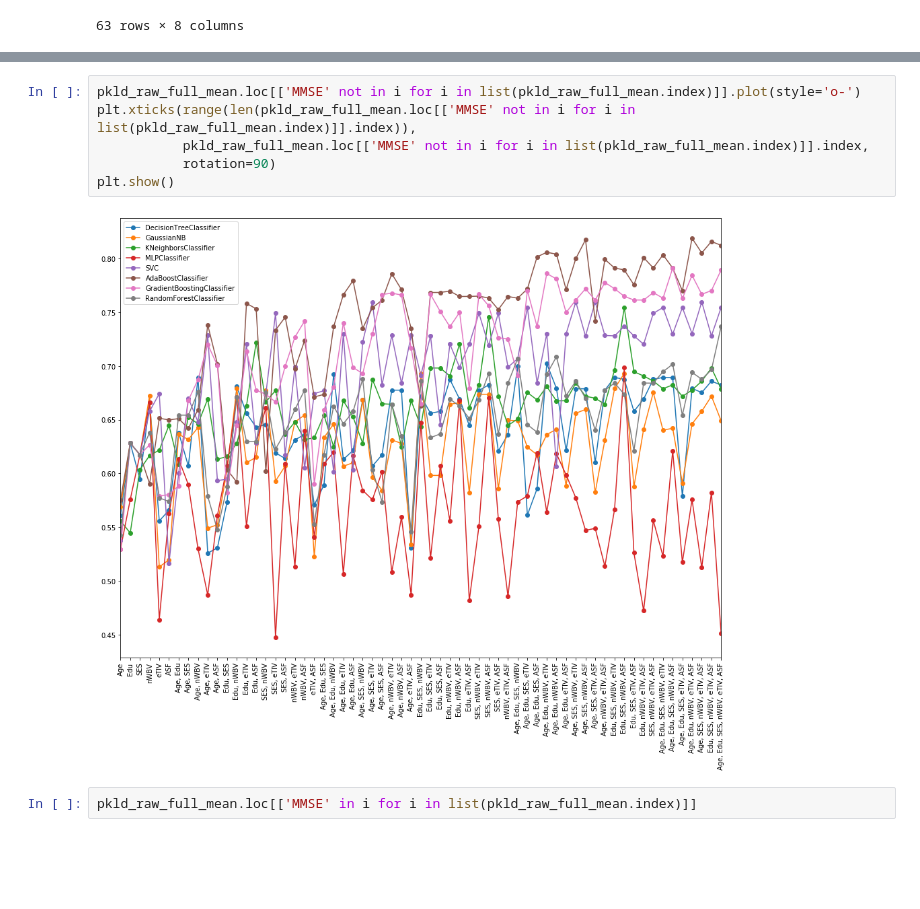
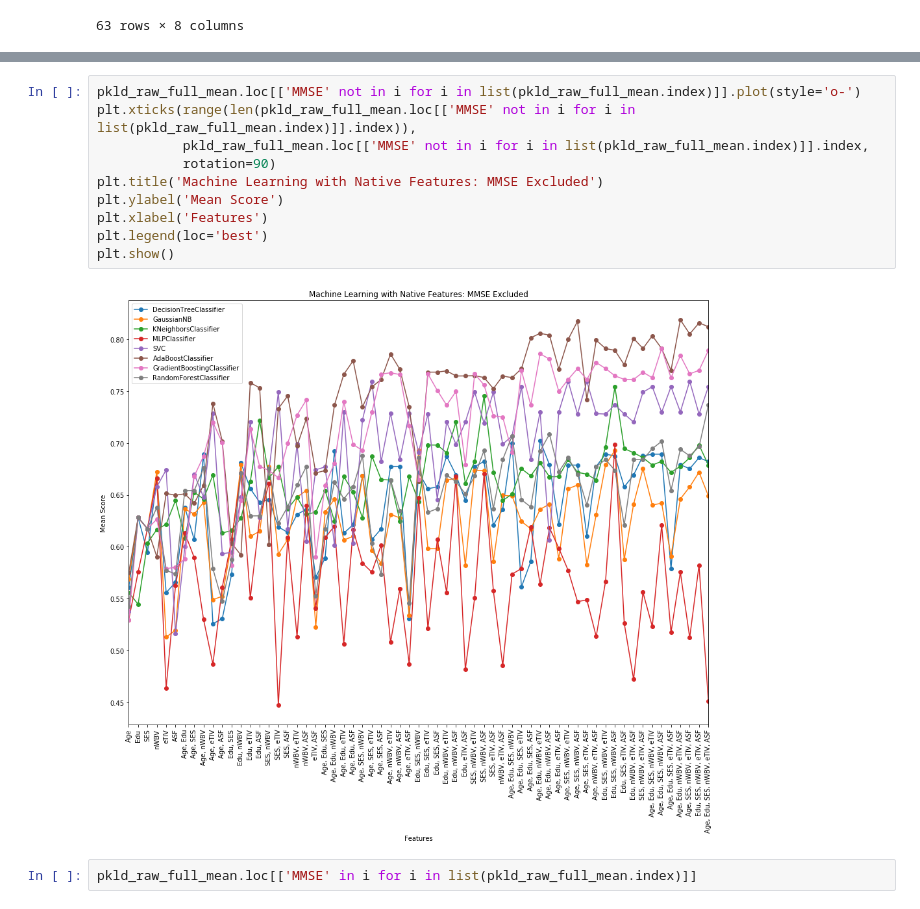
Before and after one commit to markcapece/dementia, a Jupyter notebook: MRI_and_Alzheimers.ipynb, the cells around one changed output, grey strips where cells are left out. Cells and saved outputs as stored; diff of their text form; blank space fills up the shorter version.

```diff
--- a/MRI_and_Alzheimers.ipynb
+++ b/MRI_and_Alzheimers.ipynb
@@ -705,11 +735,15 @@ pkld_raw_full_mean.loc[['MMSE' not in i for i in list(pkld_raw_full_mean.index)]
 # %%
 pkld_raw_full_mean.loc[['MMSE' not in i for i in list(pkld_raw_full_mean.index)]].plot(style='o-')
 plt.xticks(range(len(pkld_raw_full_mean.loc[['MMSE' not in i for i in list(pkld_raw_full_mean.index)]].index)),
            pkld_raw_full_mean.loc[['MMSE' not in i for i in list(pkld_raw_full_mean.index)]].index,
            rotation=90)
+plt.title('Machine Learning with Native Features: MMSE Excluded')
+plt.ylabel('Mean Score')
+plt.xlabel('Features')
+plt.legend(loc='best')
 plt.show()
 # %% [output]
-[figure, old version]
+[figure, new version]
 # %%
 pkld_raw_full_mean.loc[['MMSE' in i for i in list(pkld_raw_full_mean.index)]]
 # %% [output]
```
Also changed, not shown: parts of 19 cells of this notebook.
